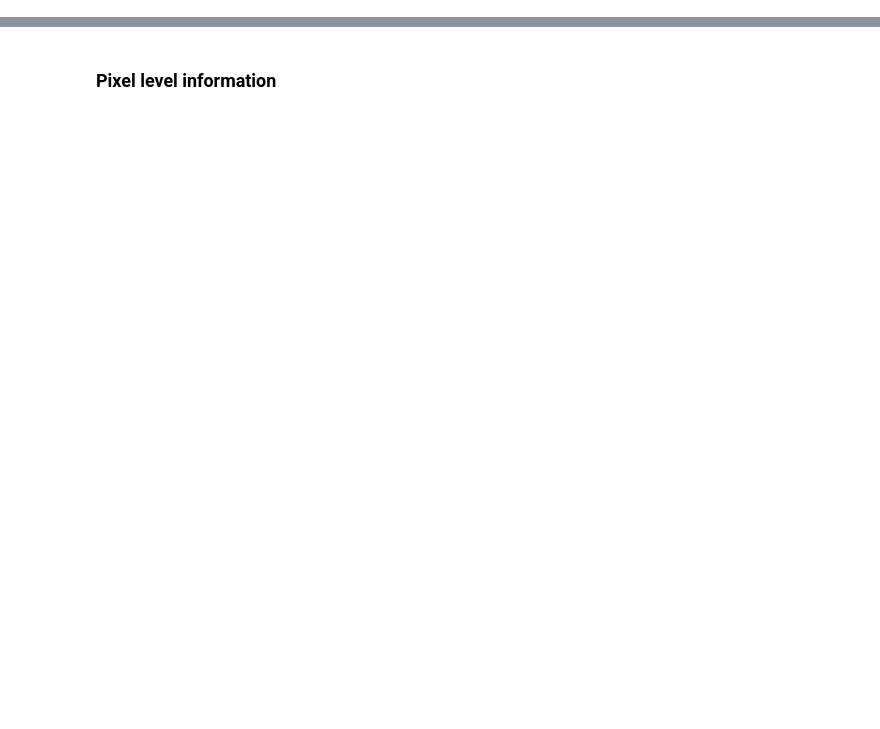
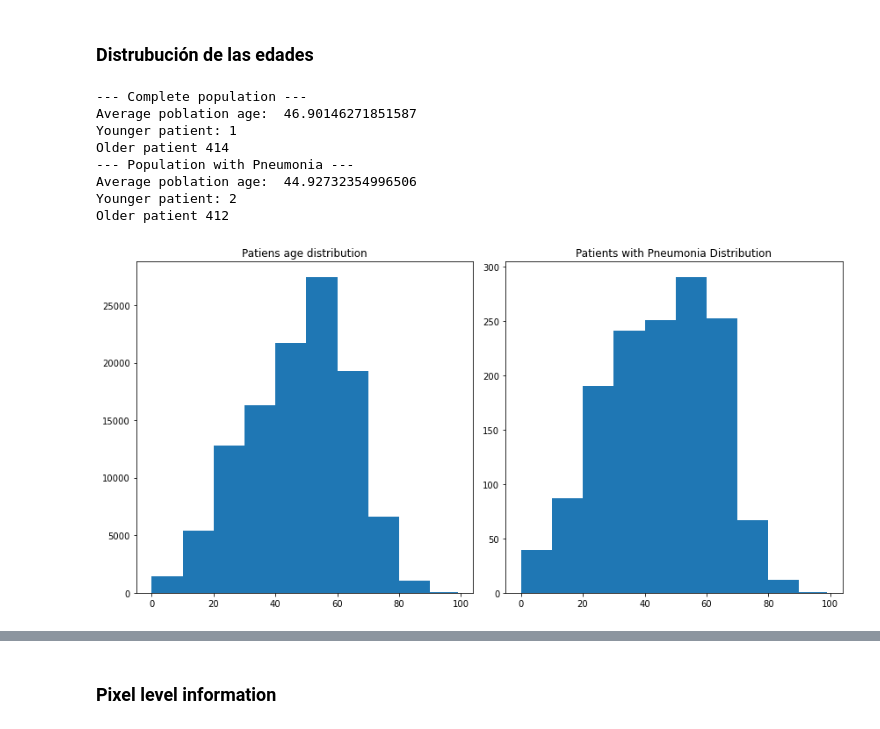
Before and after one commit to irvingvasquez/neumonitor, a Jupyter notebook: EDA.ipynb, the cells around one changed output, grey strips where cells are left out. Saved outputs shown, nothing was run; the diff lists cells and outputs as text; code cells hidden in the pictures; blank space fills up the shorter version.

Commit message:
updated EDA with Cox's diagram

```diff
--- a/EDA.ipynb
+++ b/EDA.ipynb
@@ -255,0 +217,44 @@ sample_df.sample(10)
+# %% [markdown]
+### Distrubución de las edades
+# %%
+# Get average Age
+ages = all_xray_df['Patient Age']
+
+average_age = np.average(ages)
+print("--- Complete population ---")
+print("Average poblation age: ", average_age)
+print("Younger patient:", np.min(ages))
+print("Older patient", np.amax(ages))
+
+fig = plt.subplots(figsize = (12, 6))
+
+plt.subplot(1, 2, 1)
+plt.subplots_adjust(hspace = 1.0)
+ax = plt.hist(ages, bins=[0,10,20,30,40,50,60,70,80,90,99])
+plt.title('Patiens age distribution')
+plt.tight_layout()
+
+with_pneumonia = np.array(all_xray_df['Pneumonia'])
+indexes = np.where(with_pneumonia==1)[0]
+ages_pneu = ages[list(indexes)]
+
+print("--- Population with Pneumonia ---")
+print("Average poblation age: ", np.average(ages_pneu))
+print("Younger patient:", np.min(ages_pneu))
+print("Older patient", np.amax(ages_pneu))
+
+plt.subplot(1, 2, 2)
+plt.subplots_adjust(hspace = 1.0)
+ax = plt.hist(ages_pneu, bins=[0,10,20,30,40,50,60,70,80,90,99])
+plt.title('Patients with Pneumonia Distribution')
+plt.tight_layout()
+# %% [output]
+--- Complete population ---
+Average poblation age:  46.90146271851587
+Younger patient: 1
+Older patient 414
+--- Population with Pneumonia ---
+Average poblation age:  44.92732354996506
+Younger patient: 2
+Older patient 412
+[figure, added]
```
Also changed, not shown: parts of 61 cells of this notebook, 1 other file.
